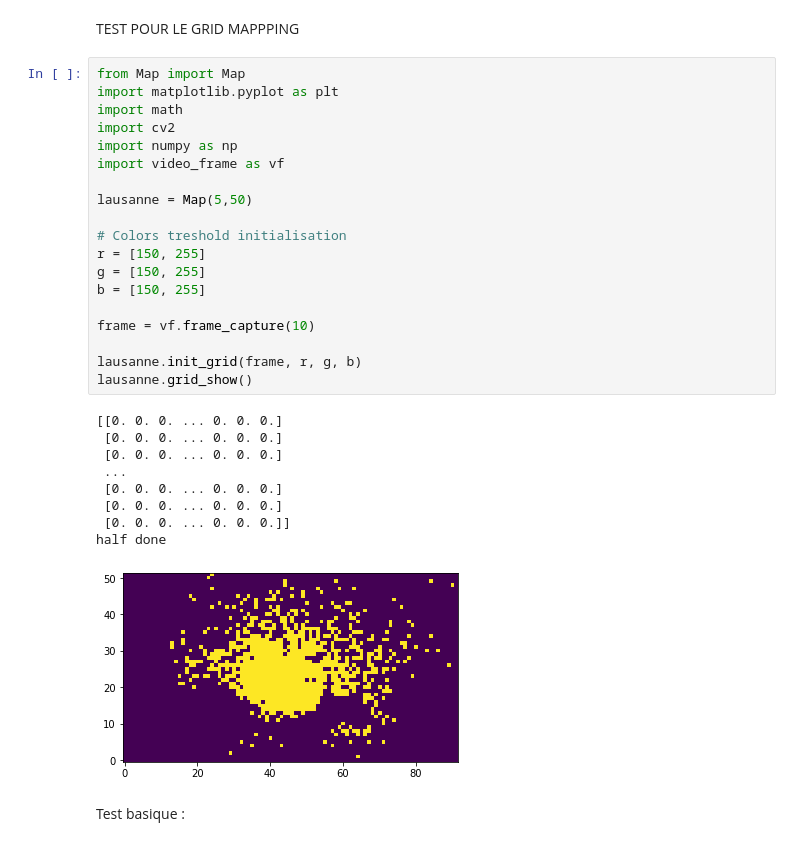
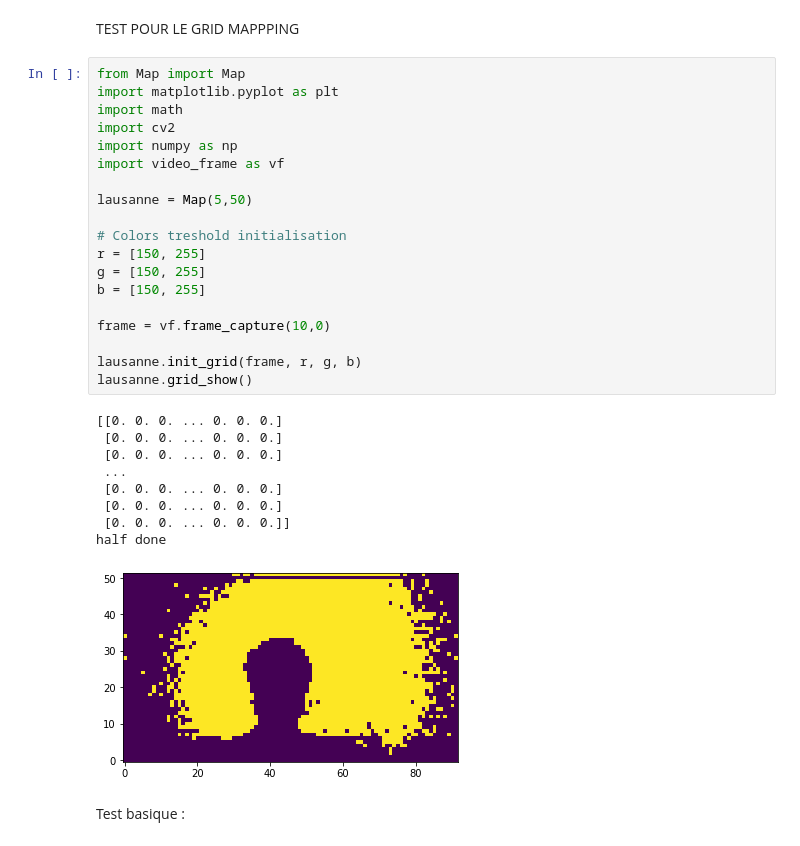
Before and after one commit to antoinetx/Mobile_robot, a Jupyter notebook: test_vision.ipynb, the cells around one changed output. Cells and saved outputs as stored; diff of their text form.

```diff
--- a/test_vision.ipynb
+++ b/test_vision.ipynb
@@ -304,32 +304,32 @@ TEST POUR LE GRID MAPPPING
 # %%
 from Map import Map
 import matplotlib.pyplot as plt
 import math
 import cv2
 import numpy as np
 import video_frame as vf
 
 lausanne = Map(5,50)
 
 # Colors treshold initialisation
 r = [150, 255]
 g = [150, 255]
 b = [150, 255]
 
-frame = vf.frame_capture(10)
+frame = vf.frame_capture(10,0)
 
 lausanne.init_grid(frame, r, g, b)
 lausanne.grid_show()
 # %% [output]
 [[0. 0. 0. ... 0. 0. 0.]
  [0. 0. 0. ... 0. 0. 0.]
  [0. 0. 0. ... 0. 0. 0.]
  ...
  [0. 0. 0. ... 0. 0. 0.]
  [0. 0. 0. ... 0. 0. 0.]
  [0. 0. 0. ... 0. 0. 0.]]
 half done
-[figure, old version]
+[figure, new version]
 # %% [markdown]
 Test basique :
 # %%
```
Also changed, not shown: parts of 3 cells of this notebook, 1 other file.
